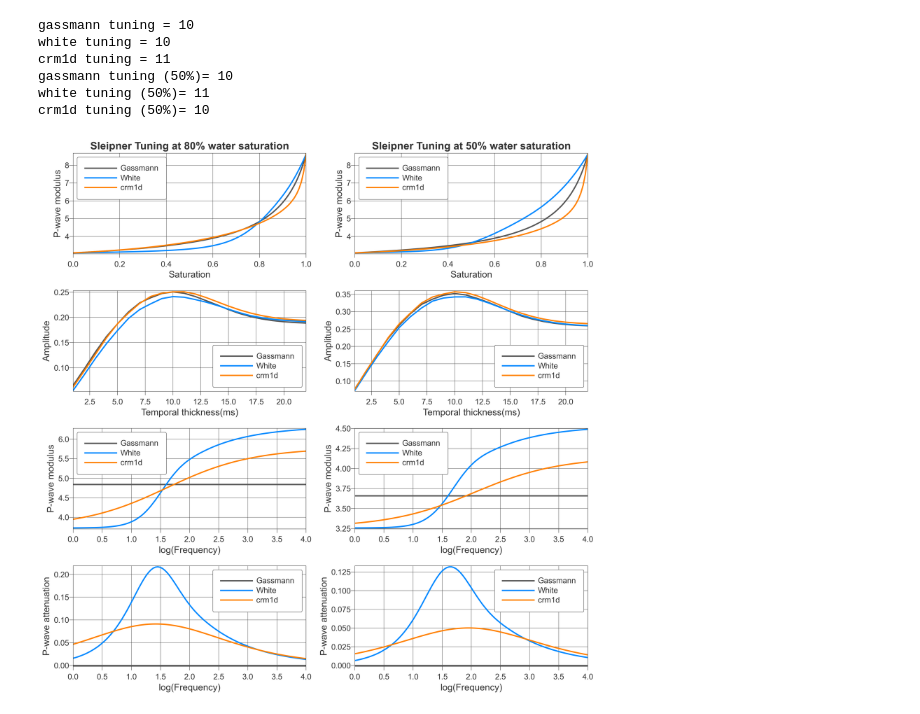
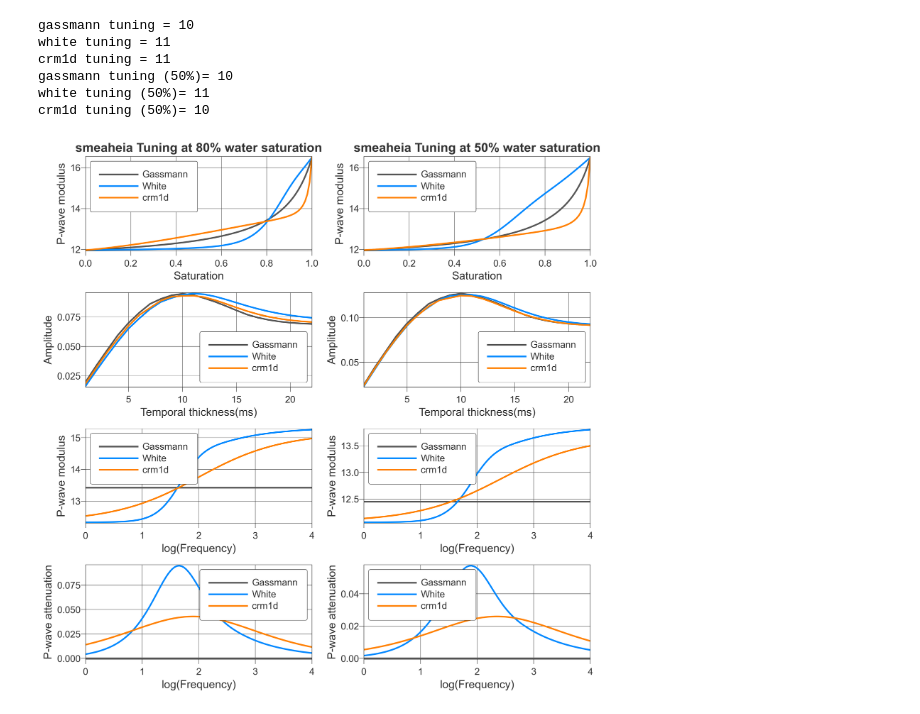
Before and after one commit to gpap-gpap/mantis-core-examples, a Jupyter notebook: Application_Thin_layer_tuning.ipynb, the cells around one changed output. Cells and saved outputs as stored; diff of their text form; code cells hidden in the pictures.

```diff
--- a/Application_Thin_layer_tuning.ipynb
+++ b/Application_Thin_layer_tuning.ipynb
@@ -12,13 +7,19 @@ sl = tle.ThinLayerModels("sleipner")
+# %%
+play = "smeaheia"
+sl = tle.ThinLayerModels(play)
 # %%
-fig, ax = plt.subplots(4, 2, figsize=(12, 12), facecolor="w", dpi=300)
+fig, ax = plt.subplots(4, 2, figsize=(10, 10), facecolor="w", dpi=300)
 
-ax[0, 0].set_title(f"Sleipner Tuning at 80% water saturation")
-ax[0, 1].set_title(f"Sleipner Tuning at 50% water saturation")
+ax[0, 0].set_title(f"{play} Tuning at 80% water saturation")
+ax[0, 1].set_title(f"{play} Tuning at 50% water saturation")
 for ax1 in ax:
     for ax2 in ax1:
         ax2.set_facecolor("w")
 pt = tle.Plots()
-sl.saturation_data(bubble_radius=0.000021, patch_size=0.000008)
+# sl.saturation_data(bubble_radius=0.000021, patch_size=0.000008) # for sleipner
+# sl.saturation_data(bubble_radius=0.000011, patch_size=0.0000028) # for endurance
+sl.saturation_data(bubble_radius=0.000025, patch_size=0.000006) # for smeaheia
+
 sl.normal_incidence_traces(saturation=0.8)
 sl.tuning_data(saturation=0.8)
 sl.freq_data(saturation=0.8)
@@ -46,7 +47,11 @@ pt.plot_att_data(
     ax=ax[3, 0],
     labels={"gassmann": "Gassmann", "crm1d": "crm1d", "white": "White"},
 )
-sl.saturation_data(bubble_radius=0.000042, patch_size=0.0000047)
+# sl.saturation_data(bubble_radius=0.000042, patch_size=0.0000047) # for sleipner
+# sl.saturation_data(bubble_radius=0.000022, patch_size=0.000001)  # for endurance
+sl.saturation_data(bubble_radius=0.000055, patch_size=0.000003)  # for smeaheia
+# ax[0,0].scatter(0.80, 33.04, zorder=20, c="r", s=52)
+
 sl.normal_incidence_traces(saturation=0.5)
 sl.tuning_data(saturation=0.5)
 sl.freq_data(saturation=0.5)
@@ -55,32 +60,33 @@ for model in ["gassmann", "white", "crm1d"]:
         f"{model} tuning (50%)= {sl.tuning['samples'][np.argmax(np.abs(sl.tuning[model]))]}"
     )
 pt.plot_saturation_data(
     data=sl.data_vs_saturation,
     ax=ax[0, 1],
     labels={"gassmann": "Gassmann", "crm1d": "crm1d", "white": "White"},
 )
 pt.plot_tuning_data(
     data=sl.tuning,
     ax=ax[1, 1],
     labels={"gassmann": "Gassmann", "crm1d": "crm1d", "white": "White"},
 )
 pt.plot_freq_data(
     data=sl.data_vs_freq,
     ax=ax[2, 1],
     labels={"gassmann": "Gassmann", "crm1d": "crm1d", "white": "White"},
 )
 pt.plot_att_data(
     data=sl.data_vs_freq,
     ax=ax[3, 1],
     labels={"gassmann": "Gassmann", "crm1d": "crm1d", "white": "White"},
 )
+# ax[0,1].scatter(0.535,32.41, zorder=20,c='r', s=52)
 plt.tight_layout()
 plt.show()
 # %% [output]
 gassmann tuning = 10
-white tuning = 10
+white tuning = 11
 crm1d tuning = 11
 gassmann tuning (50%)= 10
 white tuning (50%)= 11
 crm1d tuning (50%)= 10
-[figure, old version]
+[figure, new version]
```
Also changed, not shown: parts of 2 cells of this notebook, 9 other files.
